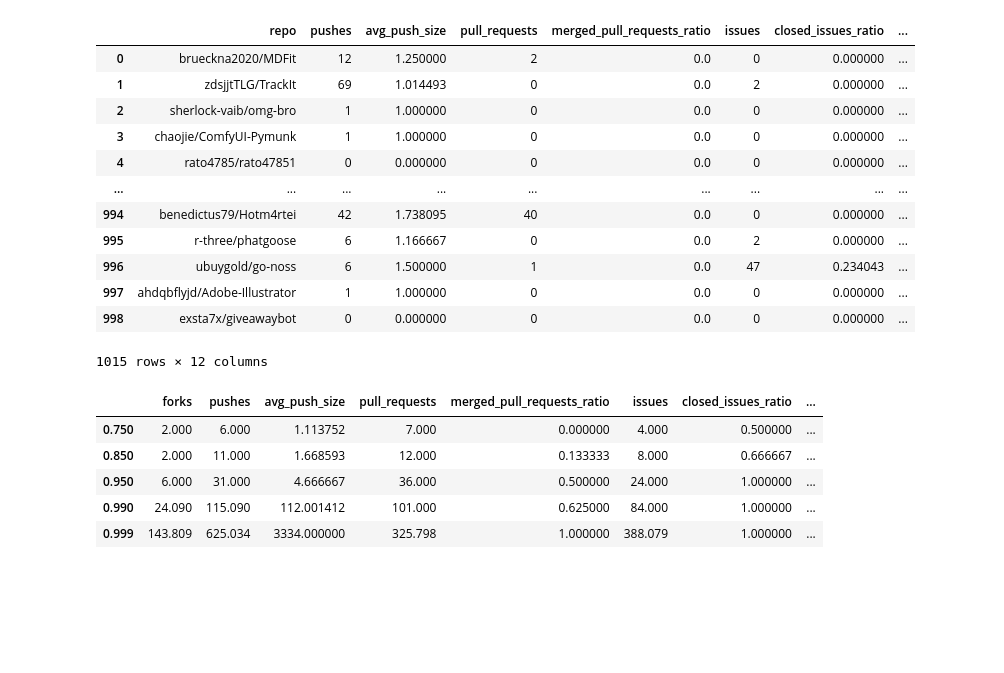
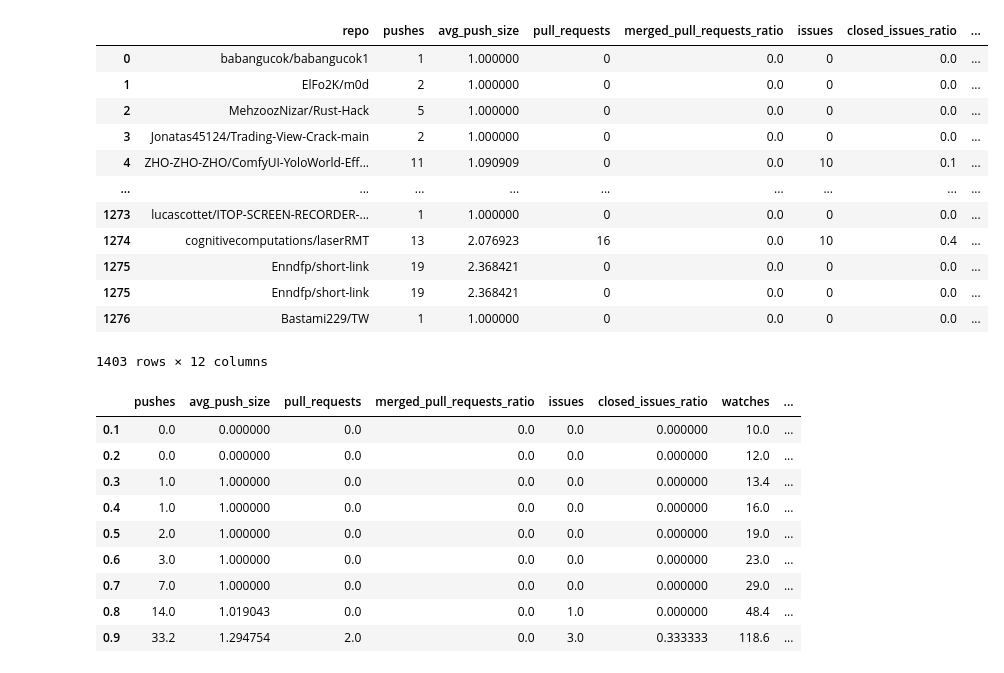
Before and after one commit to Santiperro/final-qualifying-work, a Jupyter notebook: project/program_test.ipynb, the cells around one changed output. Drawn from its saved outputs; the diff is of its cells as text; code cells hidden in the pictures; blank space fills up the shorter version.

```diff
--- a/project/program_test.ipynb
+++ b/project/program_test.ipynb
@@ -2,44 +2,43 @@
 from service_connector import ServiceConnector
 import asyncio
 import nest_asyncio
+nest_asyncio.apply()
 
 
-nest_asyncio.apply()
-quantile_values = [0.75, 0.85, 0.95, 0.99, 0.999]
 service_connector = ServiceConnector()
 loop = asyncio.get_event_loop()
-github_data = loop.run_until_complete(service_connector.get_data("2024-01-01", "2024-04-01", 1000))
-github_data
-# %% [output]
-|  | repo | pushes | avg_push_size | pull_requests | merged_pull_requests_ratio | issues | closed_issues_ratio | ... |
-| 0 | brueckna2020/MDFit | 12 | 1.250000 | 2 | 0.0 | 0 | 0.000000 | ... |
-| 1 | zdsjjtTLG/TrackIt | 69 | 1.014493 | 0 | 0.0 | 2 | 0.000000 | ... |
-| 2 | sherlock-vaib/omg-bro | 1 | 1.000000 | 0 | 0.0 | 0 | 0.000000 | ... |
-| 3 | chaojie/ComfyUI-Pymunk | 1 | 1.000000 | 0 | 0.0 | 0 | 0.000000 | ... |
-| 4 | rato4785/rato47851 | 0 | 0.000000 | 0 | 0.0 | 0 | 0.000000 | ... |
-| ... | ... | ... | ... | ... | ... | ... | ... | ... |
-| 994 | benedictus79/Hotm4rtei | 42 | 1.738095 | 40 | 0.0 | 0 | 0.000000 | ... |
-| 995 | r-three/phatgoose | 6 | 1.166667 | 0 | 0.0 | 2 | 0.000000 | ... |
-| 996 | ubuygold/go-noss | 6 | 1.500000 | 1 | 0.0 | 47 | 0.234043 | ... |
-| 997 | ahdqbflyjd/Adobe-Illustrator | 1 | 1.000000 | 0 | 0.0 | 0 | 0.000000 | ... |
-| 998 | exsta7x/giveawaybot | 0 | 0.000000 | 0 | 0.0 | 0 | 0.000000 | ... |
-1015 rows × 12 columns
-# %%
-
-quantile_data = service_connector.get_quantiles("2024-01-01",
-                             "2024-02-01",
-                             ['forks', 'pushes','avg_push_size',
-                              'pull_requests', 'merged_pull_requests_ratio',
-                              'issues', 'closed_issues_ratio', 'watches'],
-                             quantile_values)
-quantile_data
-# %% [output]
-|  | forks | pushes | avg_push_size | pull_requests | merged_pull_requests_ratio | issues | closed_issues_ratio | ... |
-| 0.750 | 2.000 | 6.000 | 1.113752 | 7.000 | 0.000000 | 4.000 | 0.500000 | ... |
-| 0.850 | 2.000 | 11.000 | 1.668593 | 12.000 | 0.133333 | 8.000 | 0.666667 | ... |
-| 0.950 | 6.000 | 31.000 | 4.666667 | 36.000 | 0.500000 | 24.000 | 1.000000 | ... |
-| 0.990 | 24.090 | 115.090 | 112.001412 | 101.000 | 0.625000 | 84.000 | 1.000000 | ... |
-| 0.999 | 143.809 | 625.034 | 3334.000000 | 325.798 | 1.000000 | 388.079 | 1.000000 | ... |
+# %%
+# Запрос данных о 4000 репозиторев за 4 месяца, которые имеют минимум 100 звезд
+github_data = loop.run_until_complete(service_connector.get_data("2024-01-01", "2024-04-01", 4000, 100))
+github_data
+# %% [output]
+|  | repo | pushes | avg_push_size | pull_requests | merged_pull_requests_ratio | issues | closed_issues_ratio | ... |
+| 0 | babangucok/babangucok1 | 1 | 1.000000 | 0 | 0.0 | 0 | 0.0 | ... |
+| 1 | ElFo2K/m0d | 2 | 1.000000 | 0 | 0.0 | 0 | 0.0 | ... |
+| 2 | MehzoozNizar/Rust-Hack | 5 | 1.000000 | 0 | 0.0 | 0 | 0.0 | ... |
+| 3 | Jonatas45124/Trading-View-Crack-main | 2 | 1.000000 | 0 | 0.0 | 0 | 0.0 | ... |
+| 4 | ZHO-ZHO-ZHO/ComfyUI-YoloWorld-Eff... | 11 | 1.090909 | 0 | 0.0 | 10 | 0.1 | ... |
+| ... | ... | ... | ... | ... | ... | ... | ... | ... |
+| 1273 | lucascottet/ITOP-SCREEN-RECORDER-... | 1 | 1.000000 | 0 | 0.0 | 0 | 0.0 | ... |
+| 1274 | cognitivecomputations/laserRMT | 13 | 2.076923 | 16 | 0.0 | 10 | 0.4 | ... |
+| 1275 | Enndfp/short-link | 19 | 2.368421 | 0 | 0.0 | 0 | 0.0 | ... |
+| 1275 | Enndfp/short-link | 19 | 2.368421 | 0 | 0.0 | 0 | 0.0 | ... |
+| 1276 | Bastami229/TW | 1 | 1.000000 | 0 | 0.0 | 0 | 0.0 | ... |
+1403 rows × 12 columns
+# %%
+# Пример таблицы с децилями по выборке (Не этих данных)
+find_quantile_columns(github_data, 'deciles')
+# %% [output]
+|  | pushes | avg_push_size | pull_requests | merged_pull_requests_ratio | issues | closed_issues_ratio | watches | ... |
+| 0.1 | 0.0 | 0.000000 | 0.0 | 0.0 | 0.0 | 0.000000 | 10.0 | ... |
+| 0.2 | 0.0 | 0.000000 | 0.0 | 0.0 | 0.0 | 0.000000 | 12.0 | ... |
+| 0.3 | 1.0 | 1.000000 | 0.0 | 0.0 | 0.0 | 0.000000 | 13.4 | ... |
+| 0.4 | 1.0 | 1.000000 | 0.0 | 0.0 | 0.0 | 0.000000 | 16.0 | ... |
+| 0.5 | 2.0 | 1.000000 | 0.0 | 0.0 | 0.0 | 0.000000 | 19.0 | ... |
+| 0.6 | 3.0 | 1.000000 | 0.0 | 0.0 | 0.0 | 0.000000 | 23.0 | ... |
+| 0.7 | 7.0 | 1.000000 | 0.0 | 0.0 | 0.0 | 0.000000 | 29.0 | ... |
+| 0.8 | 14.0 | 1.019043 | 0.0 | 0.0 | 1.0 | 0.000000 | 48.4 | ... |
+| 0.9 | 33.2 | 1.294754 | 2.0 | 0.0 | 3.0 | 0.333333 | 118.6 | ... |
 # %%
 from github_data_converter import GithubDataConverter
 from pattern_miner import PatternMiner
```
Also changed, not shown: parts of 3 cells of this notebook, 19 other files.
